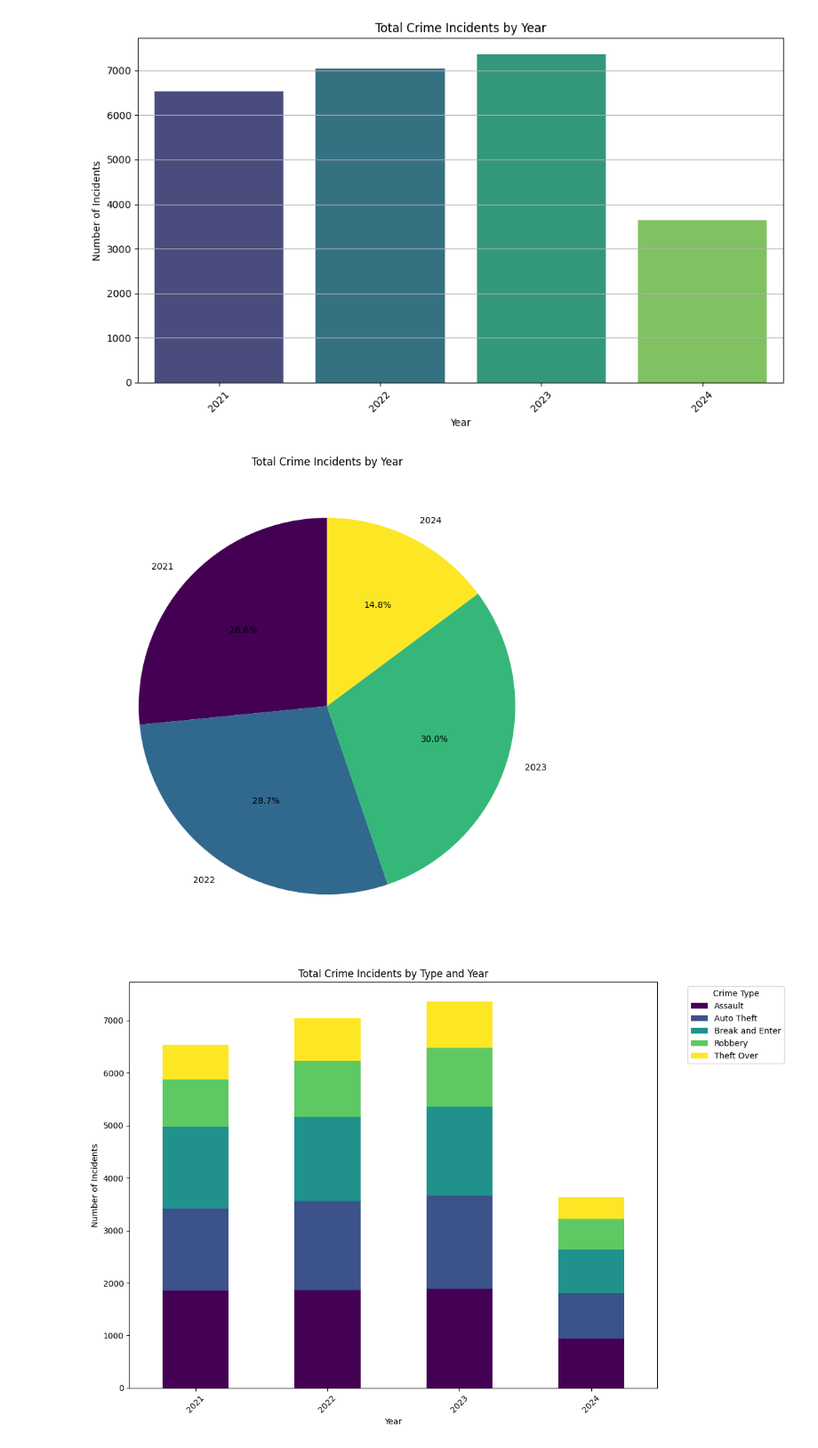
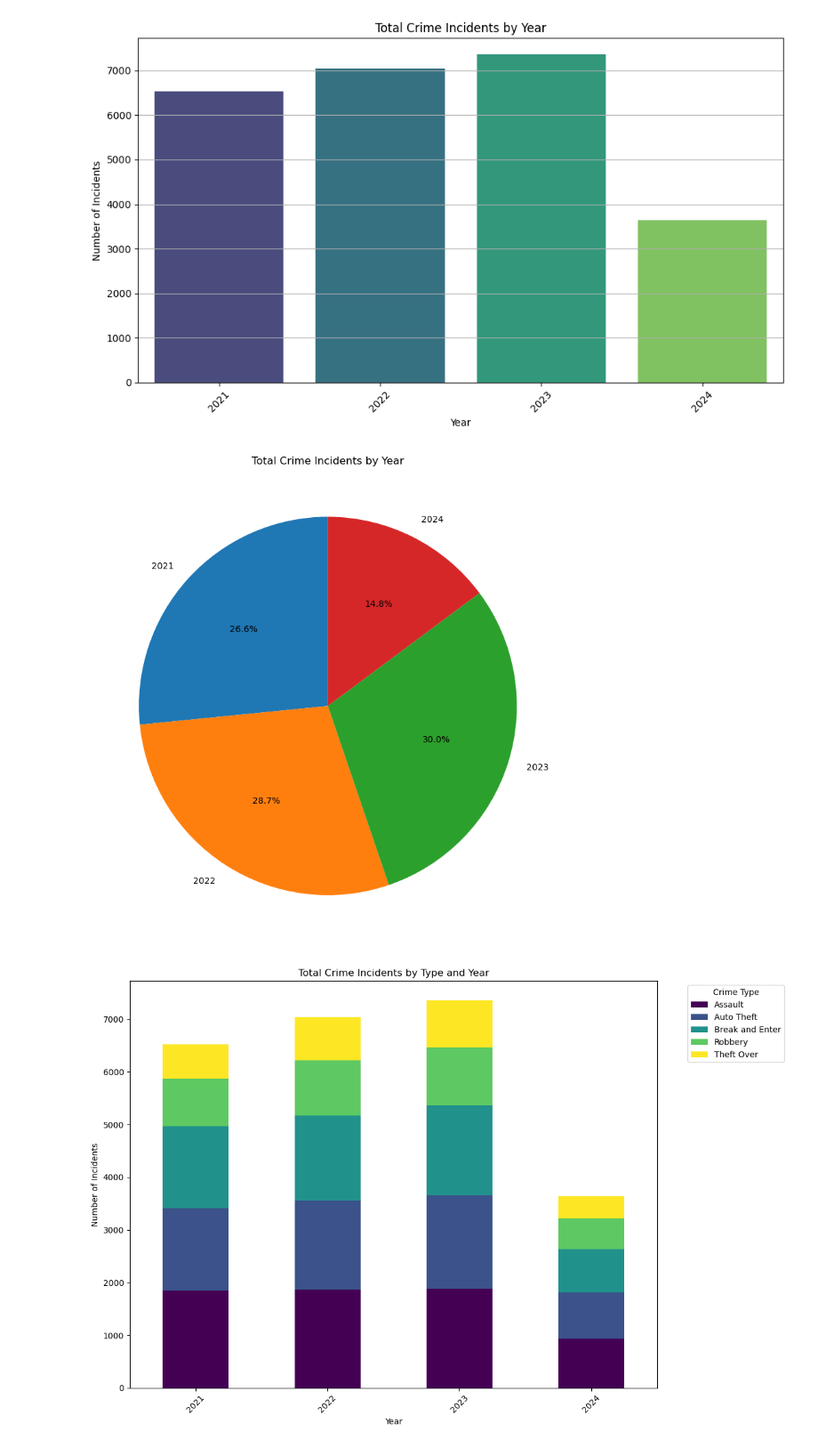
Before and after one commit to bhanotlavanya/Project_4_Crime_Prediction, a Jupyter notebook: crime_visualizations (3).ipynb, the cells around one changed output. Shown at 89% size. Cells and saved outputs as stored; diff of their text form; code cells hidden in the pictures.

Commit message:
Reordered the x label of a chart and made some changes to the color scheme of pie charts

```diff
--- a/crime_visualizations (3).ipynb
+++ b/crime_visualizations (3).ipynb
@@ -390,17 +390,17 @@ Passing `palette` without assigning `hue` is deprecated and will be removed in v
 # %%
 # Aggregate the data by year
 crime_by_year = crime_by_month_year_hood.groupby('OCC_YEAR').size().reset_index(name='Incident_Count')
 
 # Plotting the total crime incidents by year (Pie chart)
 plt.figure(figsize=(8, 8))
-colors = plt.cm.viridis(np.linspace(0, 1, len(crime_by_year)))
+
 # Generate colors using viridis colormap
-plt.pie(crime_by_year['Incident_Count'], labels=crime_by_year['OCC_YEAR'], autopct='%1.1f%%', startangle=90, colors=colors)
+plt.pie(crime_by_year['Incident_Count'], labels=crime_by_year['OCC_YEAR'], autopct='%1.1f%%', startangle=90)
 plt.title('Total Crime Incidents by Year')
 plt.tight_layout()
 plt.show()
 # %% [output]
-[figure, old version]
+[figure, new version]
 # %%
 # Group the data by year and crime category, and get the count
 crime_by_year_category = crime_by_month_year_hood.groupby(['OCC_YEAR', 'MCI_CATEGORY']).size().unstack(fill_value=0)
```
Also changed, not shown: parts of 5 cells of this notebook.
